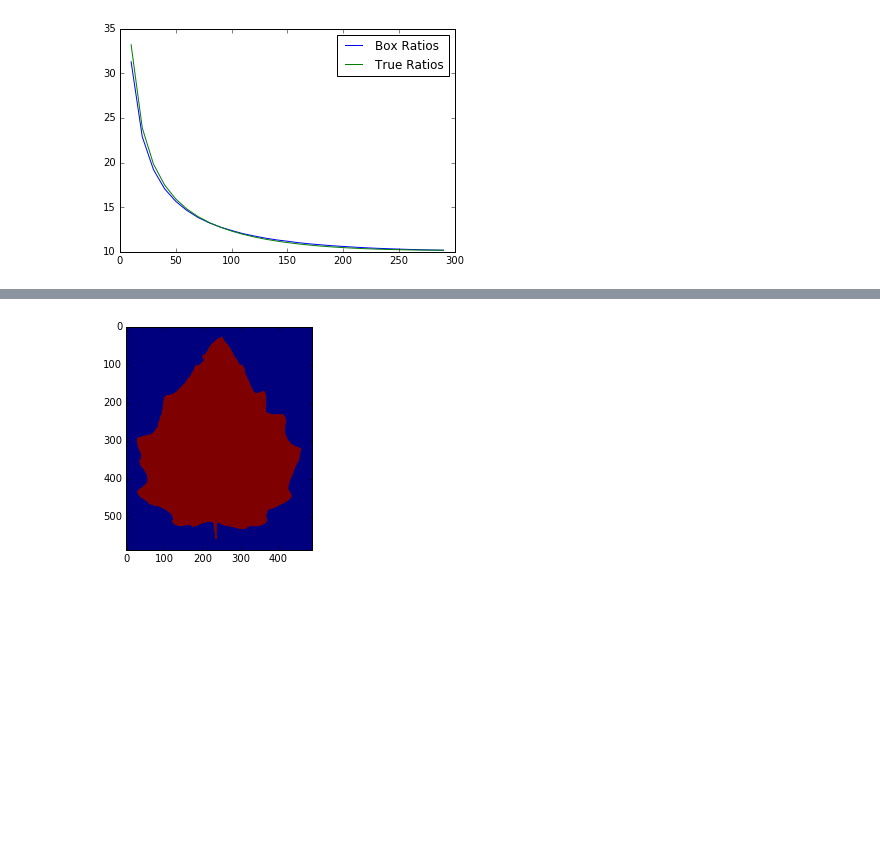
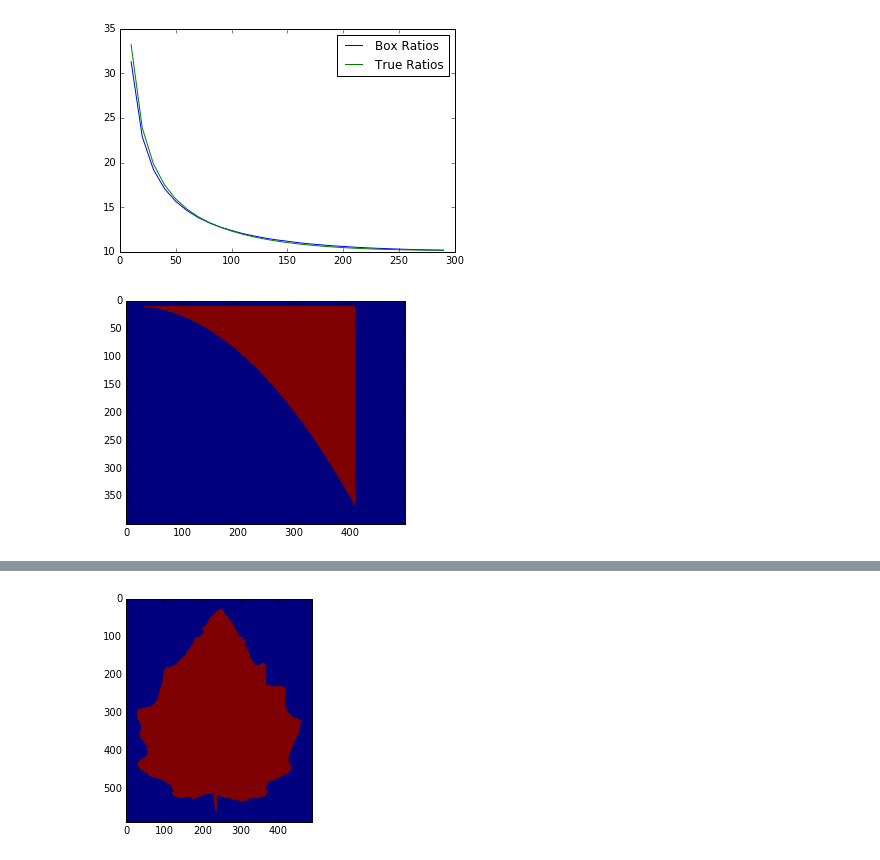
Before and after one commit to MatthewMcGonagle/KaggleLeaf, a Jupyter notebook: RatiosExperiment.ipynb, the cells around one changed output, grey strips where cells are left out. Saved outputs shown, nothing was run; the diff lists cells and outputs as text; code cells hidden in the pictures; blank space fills up the shorter version.

```diff
--- a/RatiosExperiment.ipynb
+++ b/RatiosExperiment.ipynb
@@ -78,3 +78,33 @@ plt.legend(['Box Ratios', 'True Ratios'])
 plt.show()
 # %% [output]
 [figure]
+# %%
+# Make function for generating parabola picture
+
+def makeParabola(dataShape, width, accel):
+    offset = [10, 10]
+    pixelData = np.empty(dataShape)
+    imHeight, imWidth = pixelData.shape
+
+    def belowParabola(x,y):
+        if y < 0.5 * accel * (x - offset[1])**2 + offset[0]:
+            return True
+        else:
+            return False
+
+    for y in range(imHeight):
+        for x in range(imWidth):
+            if x > offset[1] and x < offset[1] + width and y > offset[0] and belowParabola(x,y):
+                    pixelData[y][x] = 1
+            else:
+                pixelData[y][x] = 0
+
+    return pixelData
+
+# Test makeParabola
+
+pixelData = makeParabola(pixelData.shape, 400, 0.0045)
+imagePlot = plt.imshow(pixelData)
+plt.show()
+# %% [output]
+[figure, added]
```
Also changed, not shown: parts of 2 cells of this notebook.
